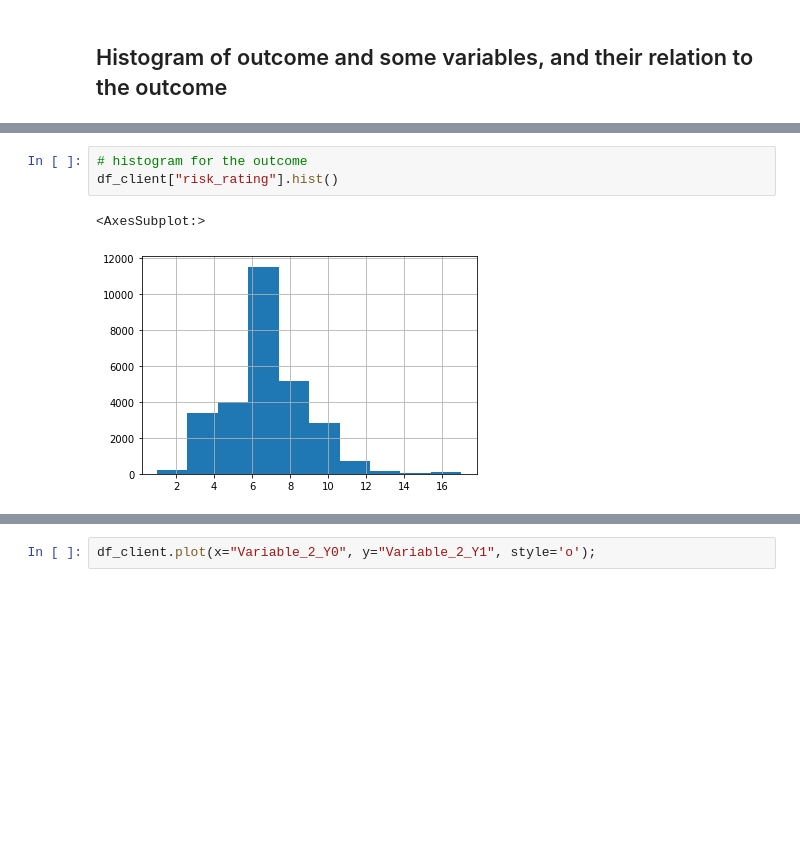
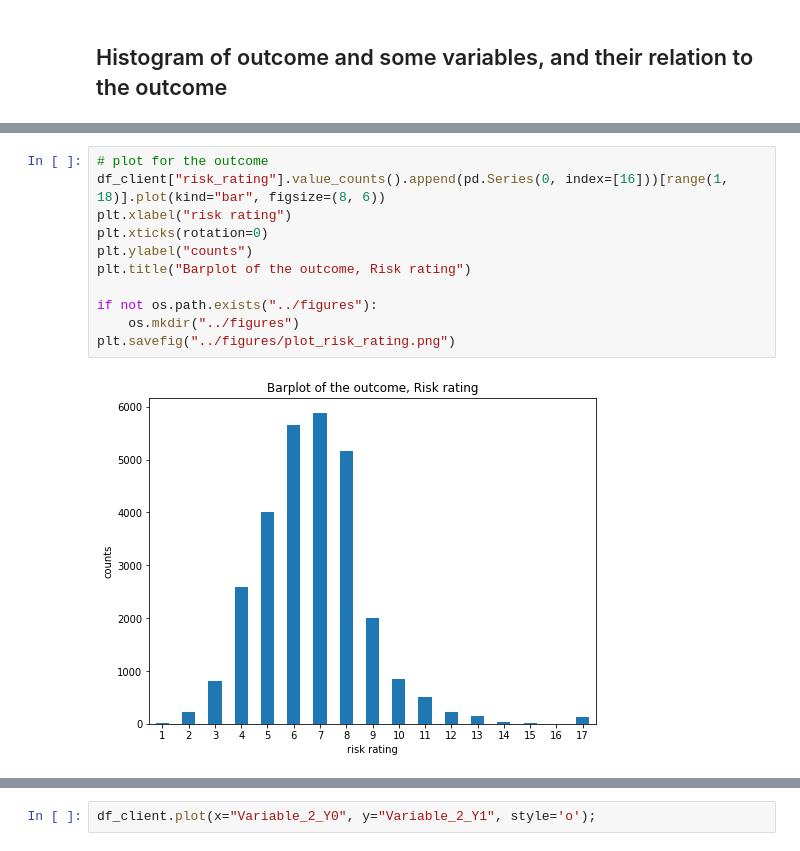
Before and after one commit to tonyfengschool/OLG_Project, a Jupyter notebook: code/1. EDA.ipynb, the cells around one changed output, grey strips where cells are left out. Cells and saved outputs as stored; diff of their text form; blank space fills up the shorter version.

```diff
--- a/code/1. EDA.ipynb
+++ b/code/1. EDA.ipynb
@@ -93,7 +115,14 @@ dtype: int64
 # %%
-# histogram for the outcome
-df_client["risk_rating"].hist()
+# plot for the outcome
+df_client["risk_rating"].value_counts().append(pd.Series(0, index=[16]))[range(1, 18)].plot(kind="bar", figsize=(8, 6))
+plt.xlabel("risk rating")
+plt.xticks(rotation=0)
+plt.ylabel("counts")
+plt.title("Barplot of the outcome, Risk rating")
+
+if not os.path.exists("../figures"):
+    os.mkdir("../figures")
+plt.savefig("../figures/plot_risk_rating.png")
 # %% [output]
-<AxesSubplot:>
-[figure, old version]
+[figure, new version]
 # %%
```
Also changed, not shown: parts of 10 cells of this notebook, 30 other files.
